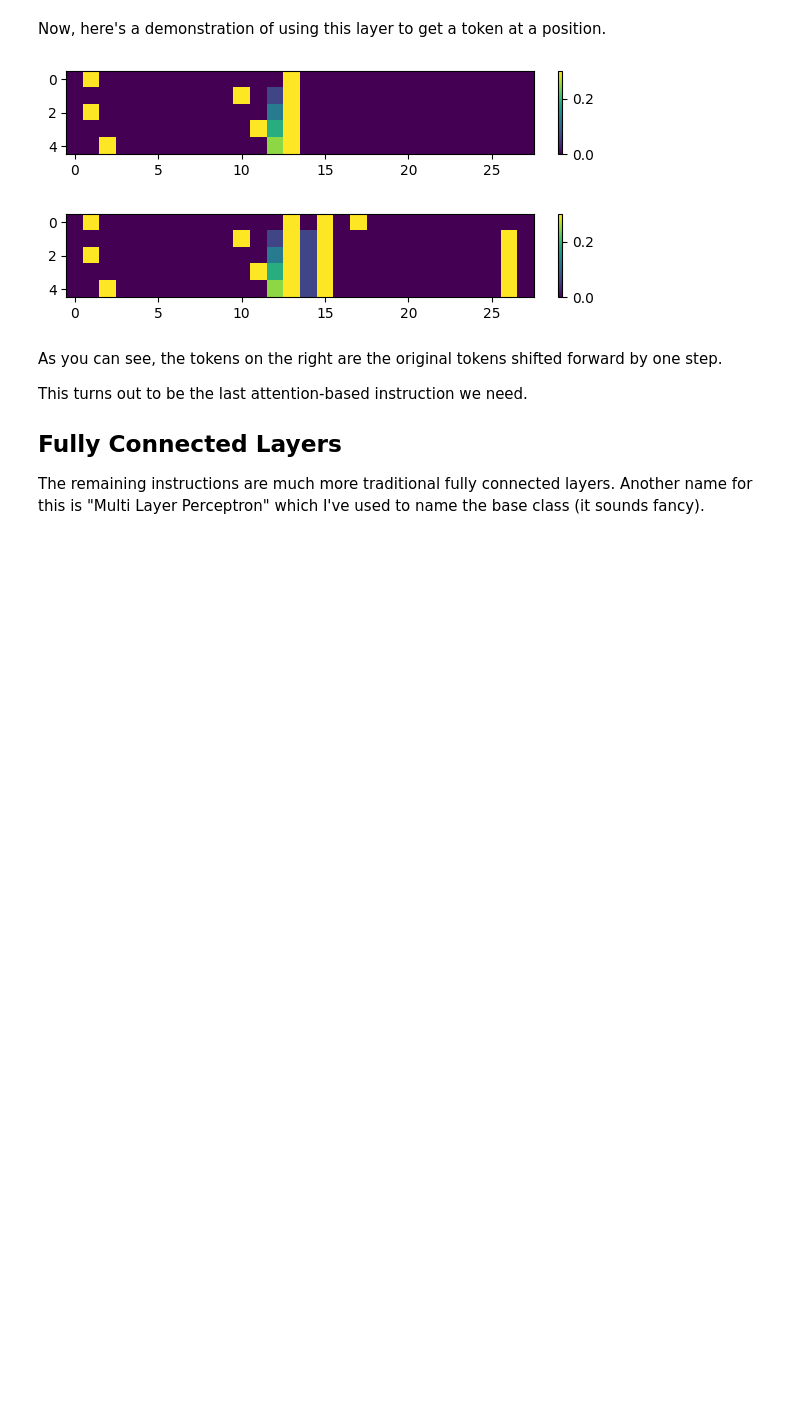
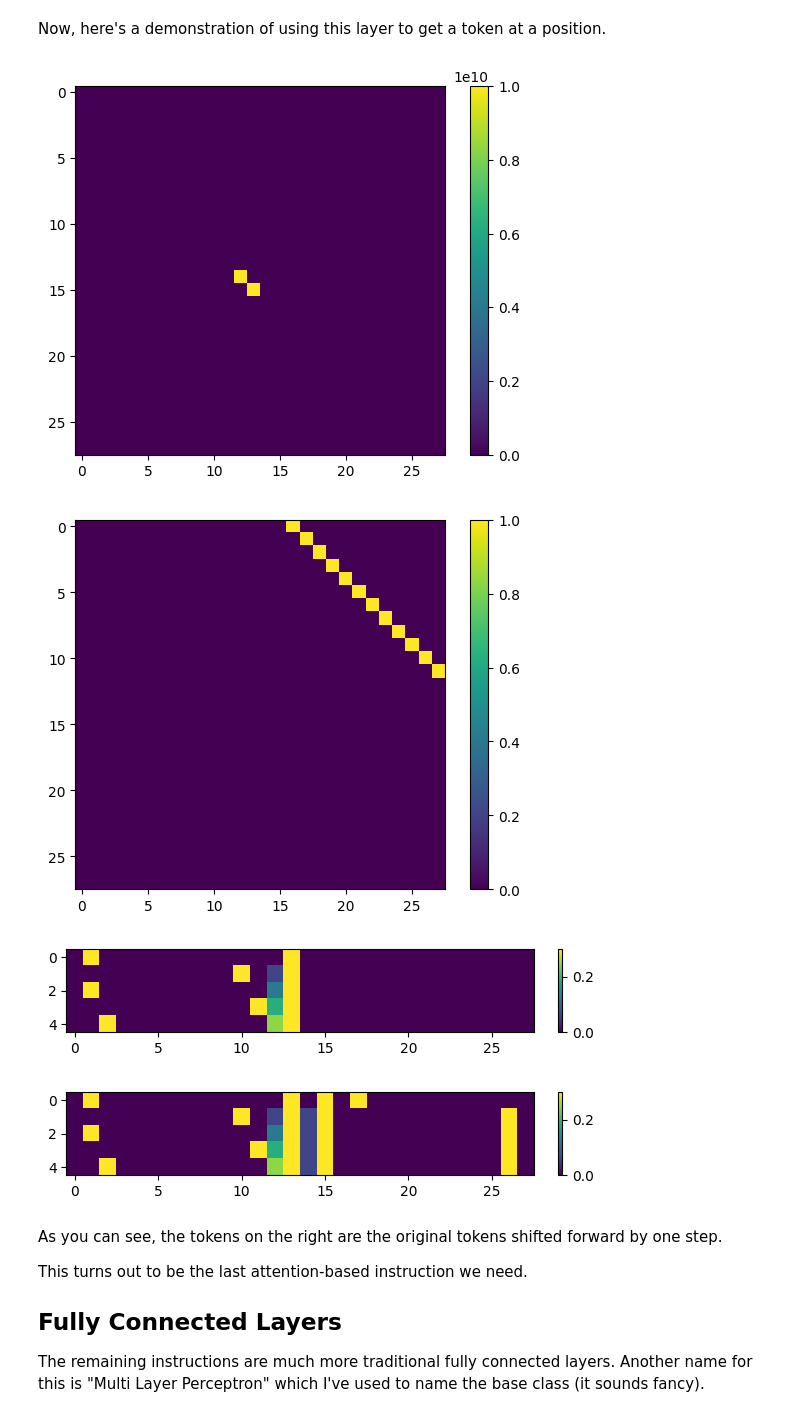
Before and after one commit to michael-go/handcrafted, a Jupyter notebook: HandCrafted.ipynb, the cells around one changed output. Cells and saved outputs as stored; diff of their text form; code cells hidden in the pictures; blank space fills up the shorter version.

```diff
--- a/HandCrafted.ipynb
+++ b/HandCrafted.ipynb
@@ -339,10 +339,12 @@ Let's break this down a bit with an example of using this layer to find and stor
 # %%
 tokens = list('0123456789+=')
 pos = Register('pos', 2)
-plus_pos = Register('plus', 2)
+plus_pos = Register('plus_pos', 2)
 
 embedding = EmbeddedState(tokens, [pos, plus_pos])
 find_plus = FindToken(embedding, '+', plus_pos)
+
+x = embedding.embed(embedding.tokenize('1+1=2'))
 # %% [markdown]
 First we'll plot the (non-identity) weights
 # %%
@@ -411,19 +412,24 @@ Now, here's a demonstration of using this layer to get a token at a position.
 # %%
 plus_pos = Register('plus_pos', 2)
 plus_copy = Register('plus_copy', len(tokens))
 
 embedding = EmbeddedState(tokens, [pos, plus_pos, plus_copy])
 find_plus = FindToken(embedding, '+', plus_pos)
 copy_plus = GetTokenAt(embedding, plus_pos, plus_copy)
 
-example = embedding.embed(embedding.tokenize('1+1=2'))
-plot_tensor(example, vmax=0.3)
-after_find_plus = find_plus.forward(example.unsqueeze(0))
+plot_tensor(copy_plus.q)
+plot_tensor(copy_plus.v)
+
+x = embedding.embed(embedding.tokenize('1+1=2'))
+plot_tensor(x, vmax=0.3)
+after_find_plus = find_plus.forward(x.unsqueeze(0))
 after_copy_plus = copy_plus.forward(after_find_plus)
 plot_tensor(after_copy_plus[0], vmax=0.3)
 # %% [output]
-[figure, old version]
+[figure, new version]
-[figure, old version]
+[figure, new version]
+[figure, added]
+[figure, added]
 # %% [markdown]
 As you can see, the tokens on the right are the original tokens shifted forward by one step.
 
```
Also changed, not shown: parts of 6 cells of this notebook.
